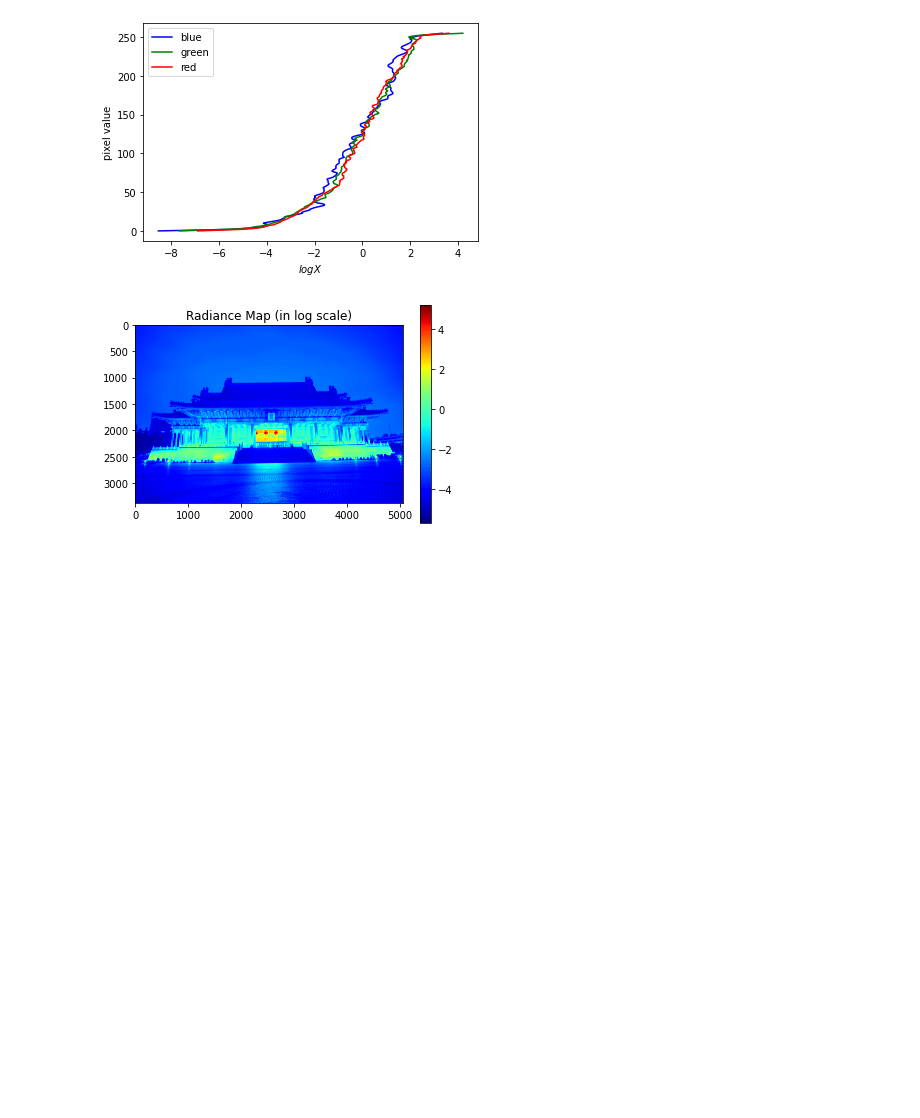
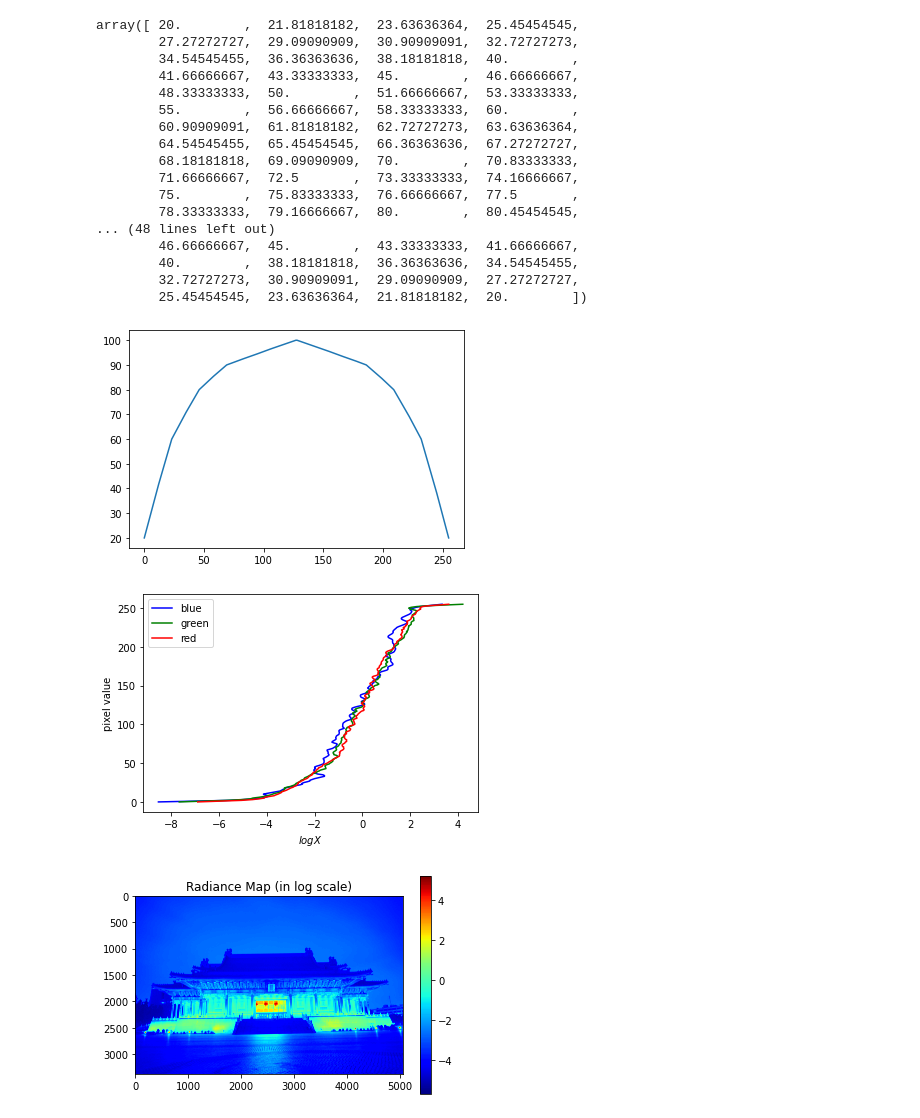
Before and after one commit to b05902105/NTU-VFX-2021-Spring, a Jupyter notebook: hw1/hw1.ipynb, the cells around one changed output. Cells and saved outputs as stored; diff of their text form; code cells hidden in the pictures; blank space fills up the shorter version.

Commit message:
modify get_windows

```diff
--- a/hw1/hw1.ipynb
+++ b/hw1/hw1.ipynb
@@ -29,13 +29,15 @@ def indices_sampling(images, size=50):
     N, P = tmp.shape
     return np.random.choice(tmp.std(axis=0).argsort()[::-1][10:-10], size, replace=False)
 
-def get_windows(segment=[20, 40, 60, 70, 80, 85, 90, 92, 94, 96, 98, 100], plot=False):
+def get_windows(segment=[20, 40, 60, 70, 80, 85, 90, 92, 94, 96, 98, 100], plot=False, save=False):
     # check if len(segment) >= 2, and if segment is in ascending order
     idx = np.linspace(0, 127, len(segment), dtype=int)
     concate = np.concatenate([np.linspace(segment[i], segment[i+1], idx[i+1]-idx[i]+1)[:-1] for i in range(len(segment)-1)])
     ret = np.r_[concate, [segment[-1]]*2, concate[::-1]]
     if plot:
         plt.plot(np.arange(256), ret)
+    if save:
+        plt.savefig('windows.png', dpi=300)
     return ret
 # %%
 def debevec(Z, T, l, w):
@@ -179,6 +181,27 @@ def images_alignment(images, shifts=None):
         new_img = cv2.warpAffine(images[i+1], affineM, (w, h))
         cv2.imwrite('new_img%02d.JPG' % (i+1), new_img)
     return shifts
+# %%
+get_windows(plot=True, save=True)
+# %% [output]
+array([ 20.        ,  21.81818182,  23.63636364,  25.45454545,
+        27.27272727,  29.09090909,  30.90909091,  32.72727273,
+        34.54545455,  36.36363636,  38.18181818,  40.        ,
+        41.66666667,  43.33333333,  45.        ,  46.66666667,
+        48.33333333,  50.        ,  51.66666667,  53.33333333,
+        55.        ,  56.66666667,  58.33333333,  60.        ,
+        60.90909091,  61.81818182,  62.72727273,  63.63636364,
+        64.54545455,  65.45454545,  66.36363636,  67.27272727,
+        68.18181818,  69.09090909,  70.        ,  70.83333333,
+        71.66666667,  72.5       ,  73.33333333,  74.16666667,
+        75.        ,  75.83333333,  76.66666667,  77.5       ,
+        78.33333333,  79.16666667,  80.        ,  80.45454545,
+... (48 lines left out)
+        46.66666667,  45.        ,  43.33333333,  41.66666667,
+        40.        ,  38.18181818,  36.36363636,  34.54545455,
+        32.72727273,  30.90909091,  29.09090909,  27.27272727,
+        25.45454545,  23.63636364,  21.81818182,  20.        ])
+[figure, added]
 # %%
 path = './data/new_images3'
 
```
